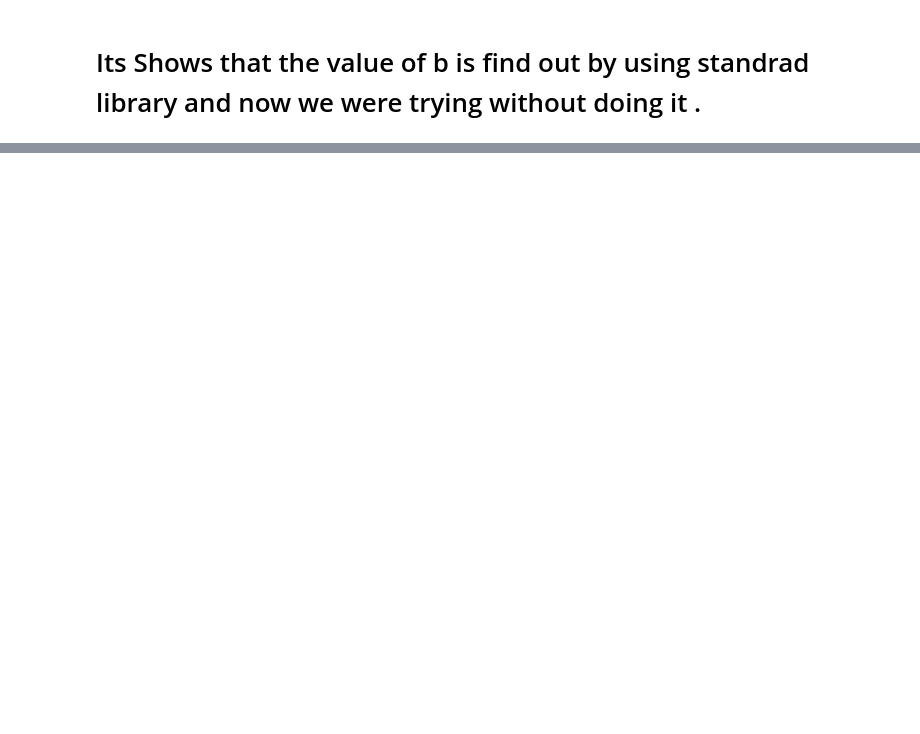
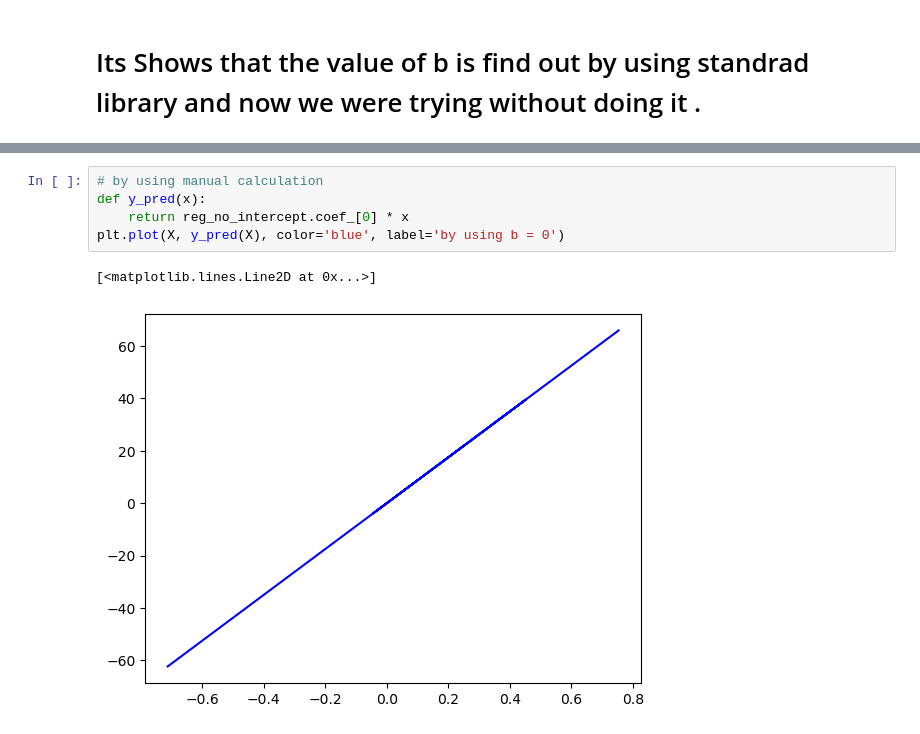
Before and after one commit to sandeshbhatta495/AI, a Jupyter notebook: Gradient Descent/code example of graient sescent .ipynb, the cells around one changed output, grey strips where cells are left out. Saved outputs shown, nothing was run; the diff lists cells and outputs as text; blank space fills up the shorter version.

```diff
--- a/Gradient Descent/code example of graient sescent .ipynb
+++ b/Gradient Descent/code example of graient sescent .ipynb
@@ -40,0 +61,8 @@ plt.plot(X,reg.predict(X,))
+# %%
+# by using manual calculation
+def y_pred(x):
+    return reg_no_intercept.coef_[0] * x
+plt.plot(X, y_pred(X), color='blue', label='by using b = 0')
+# %% [output]
+[<matplotlib.lines.Line2D at 0x...>]
+[figure, added]
```
Also changed, not shown: parts of 3 cells of this notebook.
